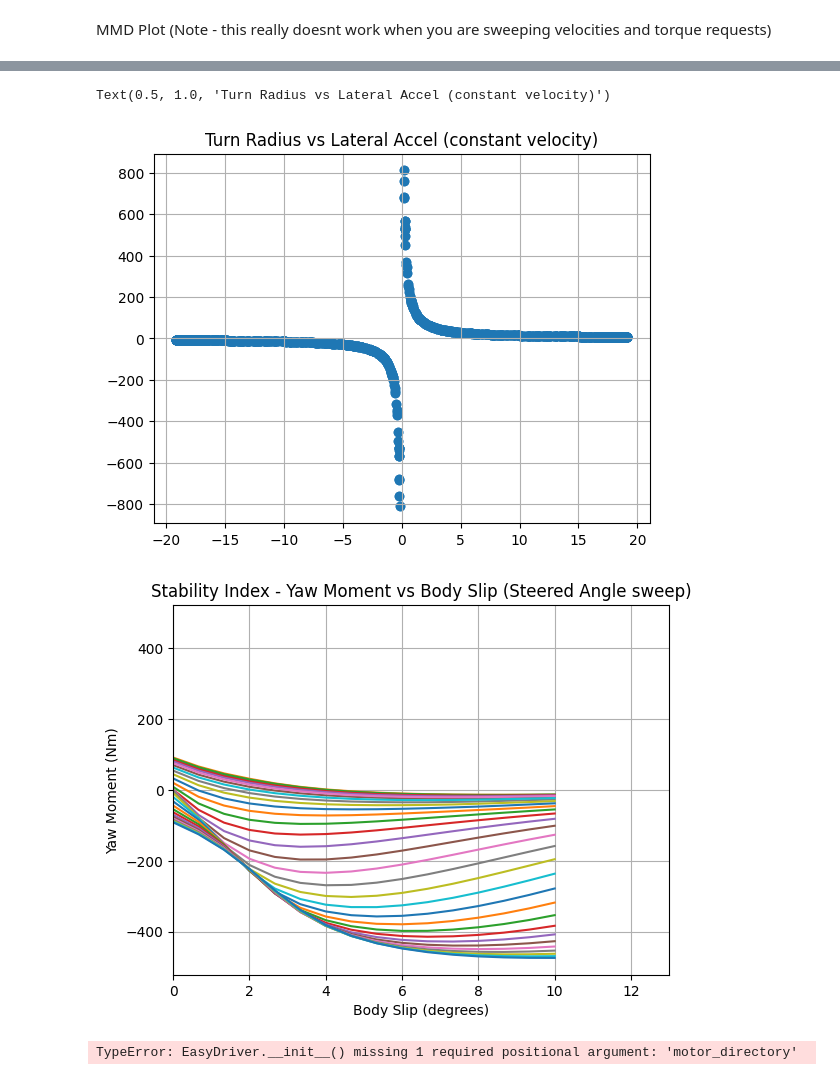
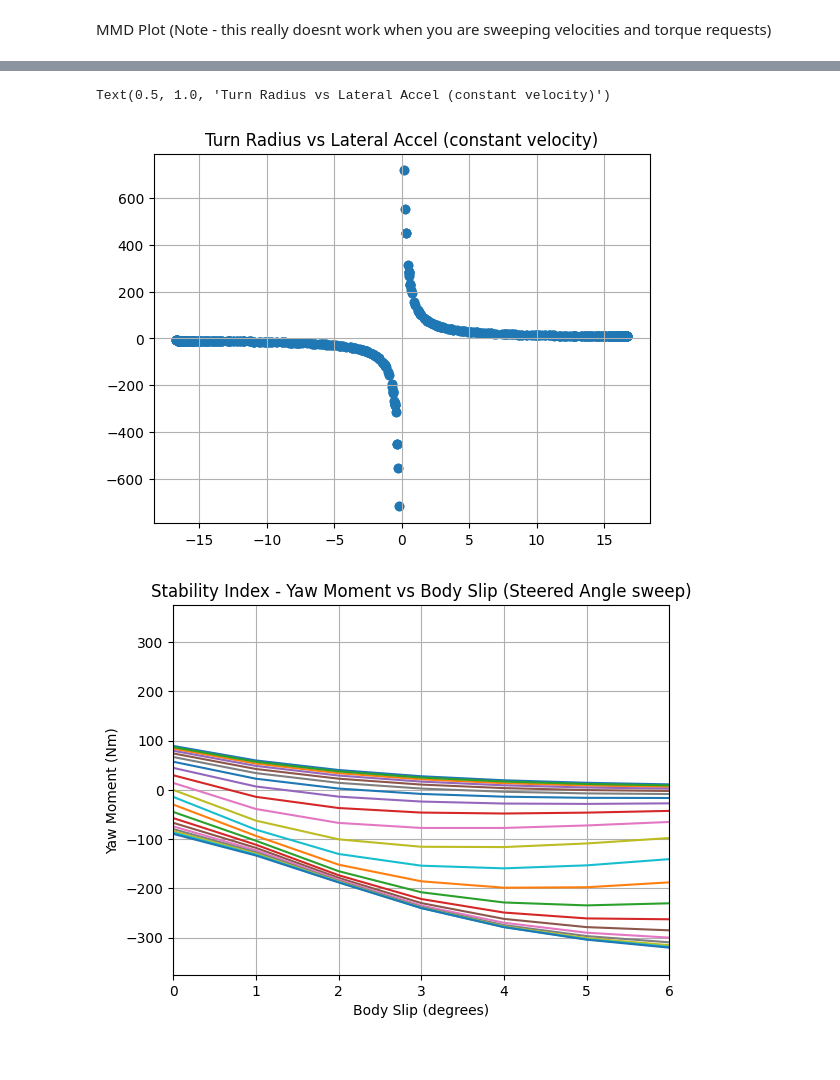
Before and after one commit to LonghornRacingElectric/magic_moment_method, a Jupyter notebook: MMM_plotter.ipynb, the cells around one changed output, grey strips where cells are left out. Cells and saved outputs as stored; diff of their text form; code cells hidden in the pictures.

```diff
--- a/MMM_plotter.ipynb
+++ b/MMM_plotter.ipynb
@@ -14,7 +14,7 @@ import magic_moment_method.state_solver as state_solver
 from magic_moment_method.solver_sweeper import solver_sweeper
 import labellines
 # %%
-mesh = 31 # NOTE: MAKE SURE THIS IS ODD
+mesh = 21 # NOTE: MAKE SURE THIS IS ODD
 
 # NOTE: guesstimation based from TTC on maximum tire saturation slip angle
 sweep_range = {"body_slip": (-10 * np.pi / 180, 10 * np.pi / 180),
@@ -214,30 +184,16 @@ plt.grid()
 plt.title("Turn Radius vs Lateral Accel (constant velocity)")
 # %% [output]
 Text(0.5, 1.0, 'Turn Radius vs Lateral Accel (constant velocity)')
-[figure, old version]
+[figure, new version]
 # %%
 for x in mmm_df["steered_angle"].unique():
-    if True:#x == 0:
-        df2 = mmm_df[(mmm_df["steered_angle"] == x)]
-        plt.plot(df2["body_slip"] * 180/math.pi, df2["vehicle_yaw_moment"]/9.81)
-plt.xlim([0, 13])
+    df2 = mmm_df[(mmm_df["steered_angle"] == x)]
+    plt.plot(df2["body_slip"] * 180/math.pi, df2["vehicle_yaw_moment"]/9.81)
+plt.xlim([0, 6])
 plt.title("Stability Index - Yaw Moment vs Body Slip (Steered Angle sweep)")
 plt.ylabel("Yaw Moment (Nm)")
 plt.xlabel("Body Slip (degrees)")
 plt.grid(True)
 plt.show()
 # %% [output]
-[figure, old version]
+[figure, new version]
-# %%
-import magic_moment_method.vehicle_params as vehicle_params
-import magic_moment_method.state_solver as state_solver
-vehicle = state_solver.Vehicle(vehicle_params.EasyDriver())
-slip_angles = np.linspace(-30, 30, 1000)
-s = vehicle.suspension
-for normal_force in np.linspace(10, 2000, 10):
-    output_force = [vehicle.suspension._Suspension__tires.front_right.lateral_pacejka(0, normal_force, y/180*np.pi) for y in slip_angles]
-    plt.plot(slip_angles, output_force)
-plt.grid()
-plt.title("Front Tire - Lateral Fit")
-# %% [output]
-TypeError: EasyDriver.__init__() missing 1 required positional argument: 'motor_directory'
```
Also changed, not shown: parts of 14 cells of this notebook, 14 other files.
